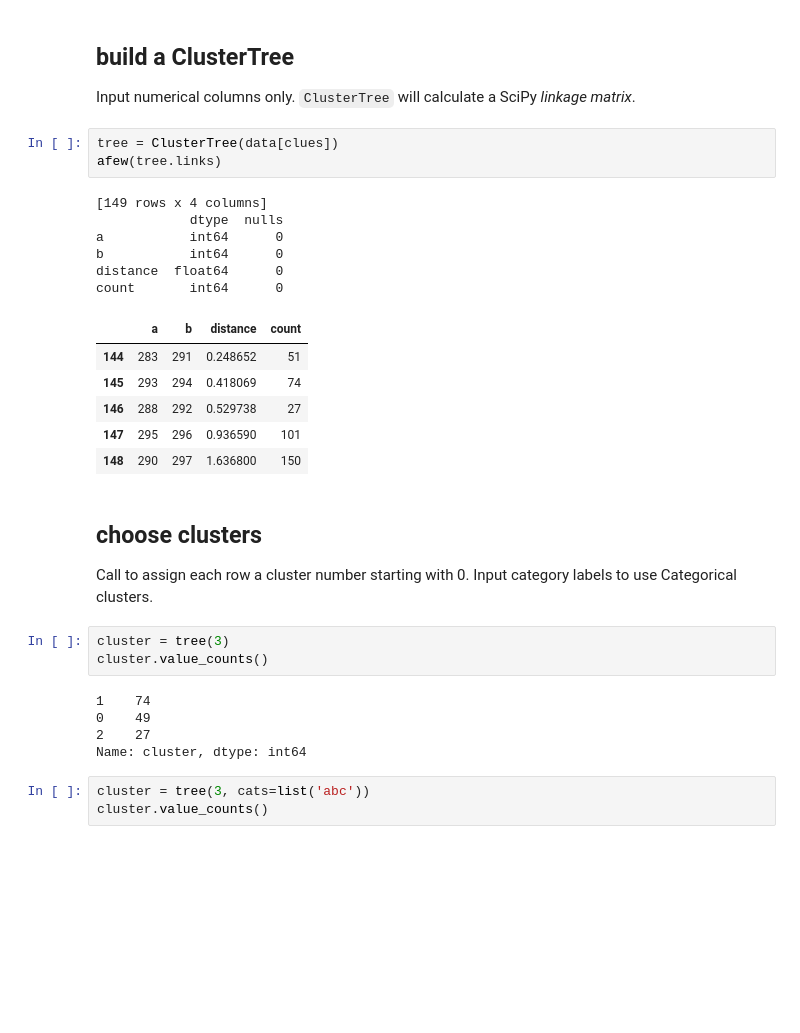
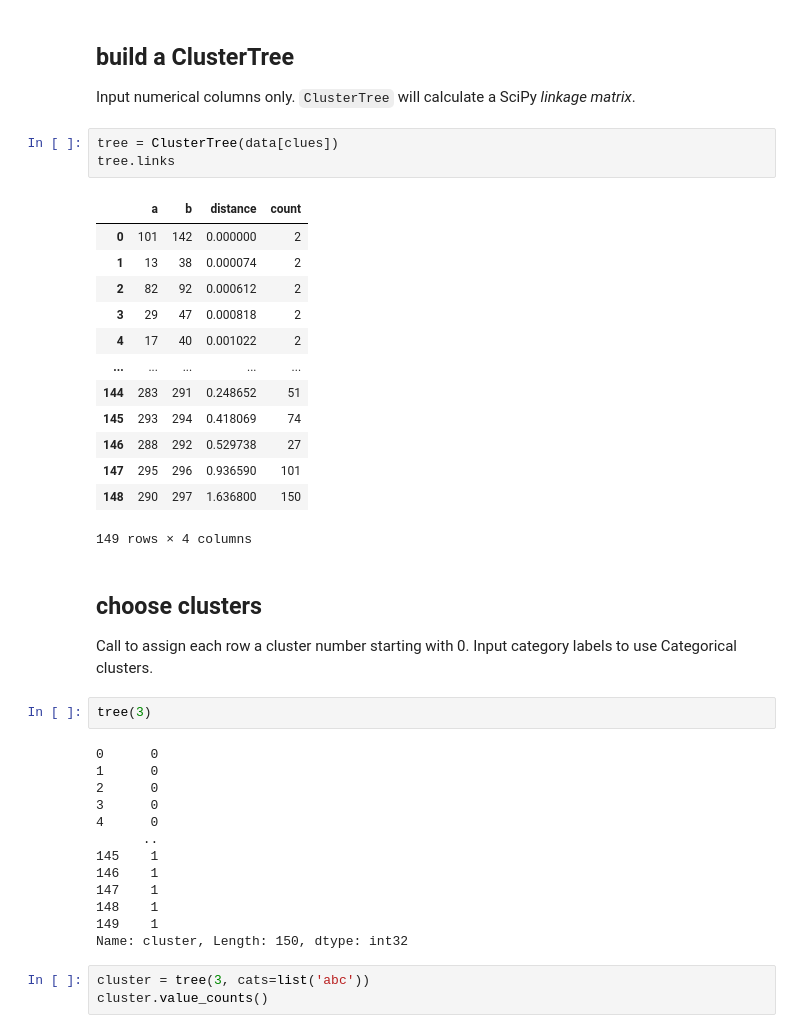
Before and after one commit to samkennerly/kingofsnake, a Jupyter notebook: books/cluster.ipynb, the cells around one changed output. Cells and saved outputs as stored; diff of their text form; blank space fills up the shorter version.

```diff
--- a/books/cluster.ipynb
+++ b/books/cluster.ipynb
@@ -41,32 +50,40 @@ Input numerical columns only.
 `ClusterTree` will calculate a SciPy *linkage matrix*.
 # %%
 tree = ClusterTree(data[clues])
-afew(tree.links)
+tree.links
 # %% [output]
+|  | a | b | distance | count |
+| 0 | 101 | 142 | 0.000000 | 2 |
+| 1 | 13 | 38 | 0.000074 | 2 |
+| 2 | 82 | 92 | 0.000612 | 2 |
+| 3 | 29 | 47 | 0.000818 | 2 |
+| 4 | 17 | 40 | 0.001022 | 2 |
+| ... | ... | ... | ... | ... |
+| 144 | 283 | 291 | 0.248652 | 51 |
+| 145 | 293 | 294 | 0.418069 | 74 |
+| 146 | 288 | 292 | 0.529738 | 27 |
+| 147 | 295 | 296 | 0.936590 | 101 |
+| 148 | 290 | 297 | 1.636800 | 150 |
-[149 rows x 4 columns]
-            dtype  nulls
-a           int64      0
-b           int64      0
-distance  float64      0
-count       int64      0
+149 rows × 4 columns
-|  | a | b | distance | count |
-| 144 | 283 | 291 | 0.248652 | 51 |
-| 145 | 293 | 294 | 0.418069 | 74 |
-| 146 | 288 | 292 | 0.529738 | 27 |
-| 147 | 295 | 296 | 0.936590 | 101 |
-| 148 | 290 | 297 | 1.636800 | 150 |
 # %% [markdown]
 ## choose clusters
 Call to assign each row a cluster number starting with 0.
 Input category labels to use Categorical clusters.
-# %%
-cluster = tree(3)
-cluster.value_counts()
-# %% [output]
-1    74
-0    49
-2    27
-Name: cluster, dtype: int64
+# %%
+tree(3)
+# %% [output]
+0      0
+1      0
+2      0
+3      0
+4      0
+      ..
+145    1
+146    1
+147    1
+148    1
+149    1
+Name: cluster, Length: 150, dtype: int32
 # %%
 cluster = tree(3, cats=list('abc'))
 cluster.value_counts()
```
Also changed, not shown: parts of 11 cells of this notebook, 2 other files.
